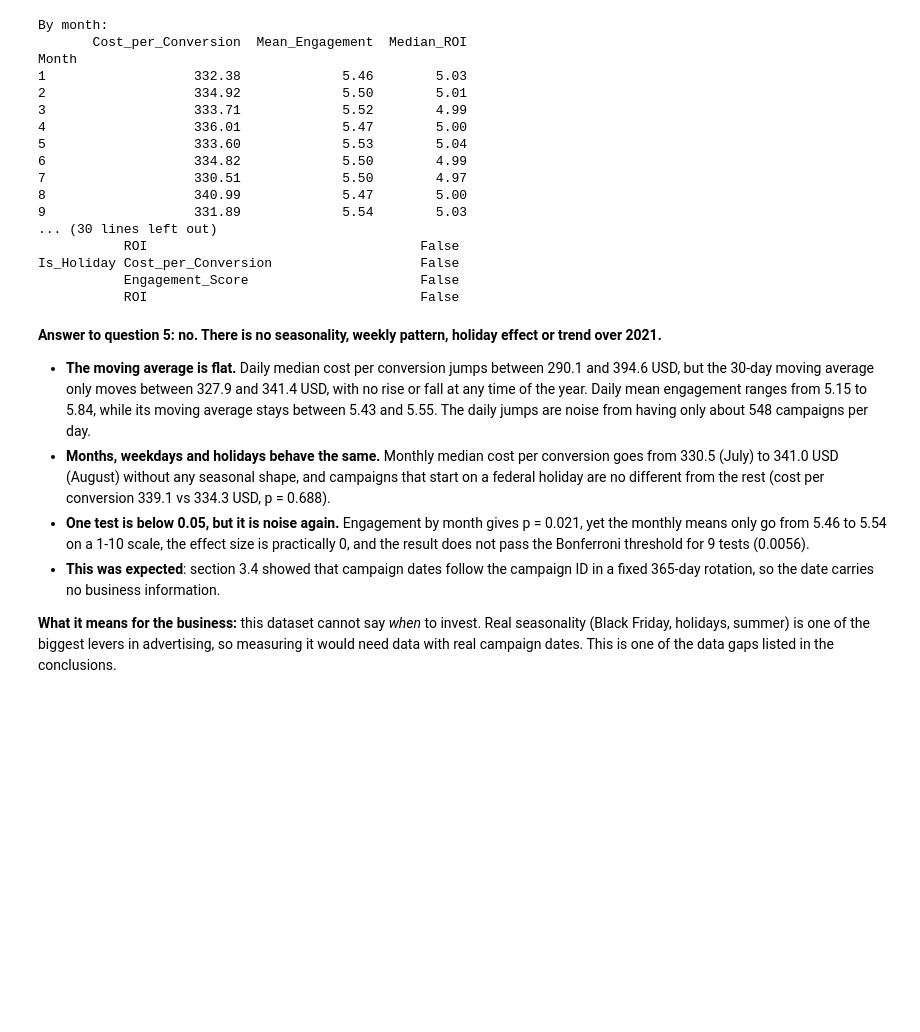
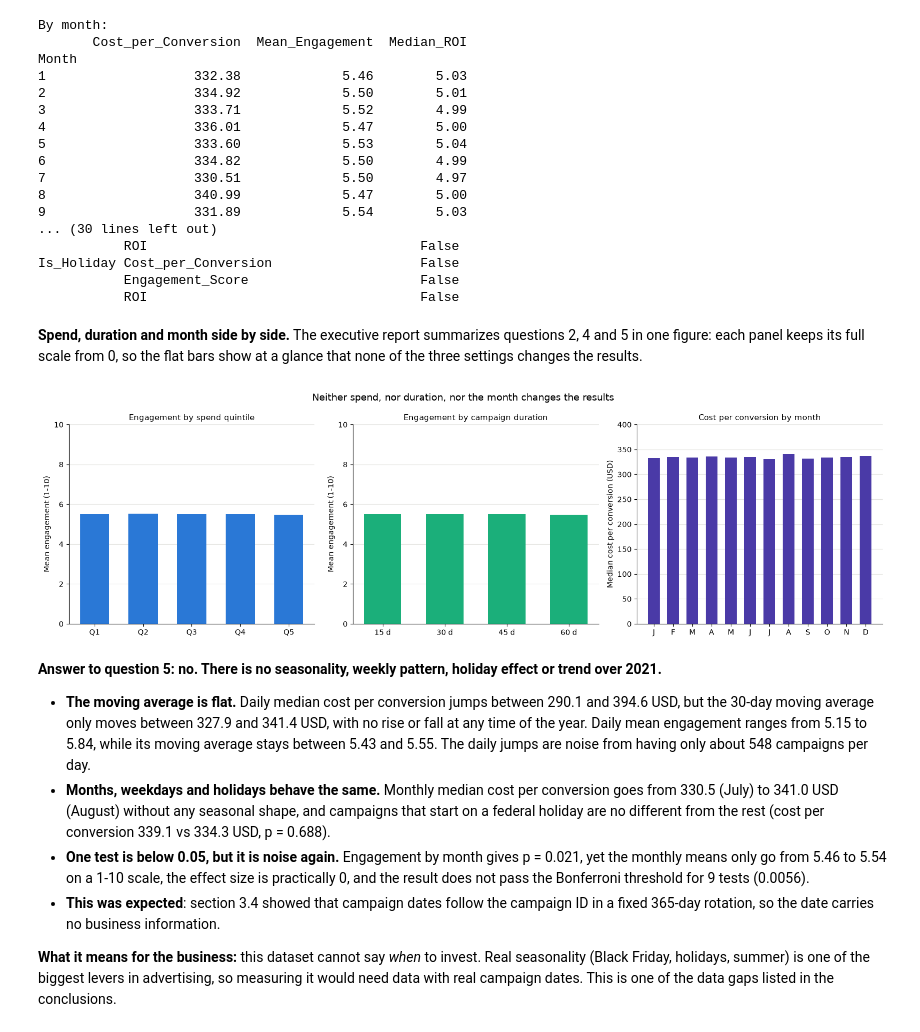
Before and after one commit to IA-P1-BCN/EDA_project_by_Rita, a Jupyter notebook: notebooks/01_eda_marketing_campaigns.ipynb, the cells around one changed output. Saved outputs shown, nothing was run; the diff lists cells and outputs as text; code cells hidden in the pictures; blank space fills up the shorter version.

```diff
--- a/notebooks/01_eda_marketing_campaigns.ipynb
+++ b/notebooks/01_eda_marketing_campaigns.ipynb
@@ -1077,6 +1127,38 @@ Month
 Is_Holiday Cost_per_Conversion                   False
            Engagement_Score                      False
            ROI                                   False
+# %% [markdown]
+**Spend, duration and month side by side.** The executive report summarizes questions 2, 4 and 5 in one figure: each panel keeps its full scale from 0, so the flat bars show at a glance that none of the three settings changes the results.
+# %%
+# Three flat panels: engagement by spend quintile, engagement by duration, cost per conversion by month
+month_labels = ["J", "F", "M", "A", "M", "J", "J", "A", "S", "O", "N", "D"]
+panels = [
+    ([f"Q{q}" for q in range(1, 6)], spend_tiers["Mean_Engagement"], PALETTE[0], 10,
+     "Mean engagement (1-10)", "Engagement by spend quintile"),
+    ([f"{d} d" for d in duration_summary.index], duration_summary["Mean_Engagement"], PALETTE[2], 10,
+     "Mean engagement (1-10)", "Engagement by campaign duration"),
+    (month_labels, monthly["Cost_per_Conversion"], PALETTE[6], 400,
+     "Median cost per conversion (USD)", "Cost per conversion by month"),
+]
+
+fig, axes = plt.subplots(1, 3, figsize=(16, 4.8))
+for ax, (labels, values, color, top_value, ylabel, title) in zip(axes, panels):
+    ax.bar(range(len(values)), values, color=color, width=0.6)
+    ax.set_xticks(range(len(values)), labels)
+    ax.set_ylim(0, top_value)
+    ax.set_ylabel(ylabel)
+    ax.set_title(title, fontsize=11)
+    ax.grid(axis="y", color=GRID, linewidth=0.8)
+    ax.set_axisbelow(True)
+    for side in ["top", "right"]:
+        ax.spines[side].set_visible(False)
+
+fig.suptitle("Neither spend, nor duration, nor the month changes the results", fontsize=13)
+plt.tight_layout()
+fig.savefig("../reports/figures/q2_q4_q5_flat_panels.png", dpi=150, bbox_inches="tight")
+plt.show()
+# %% [output]
+[figure, added]
 # %% [markdown]
 **Answer to question 5: no. There is no seasonality, weekly pattern, holiday effect or trend over 2021.**
 
```
Also changed, not shown: parts of 19 cells of this notebook, 7 other files.
